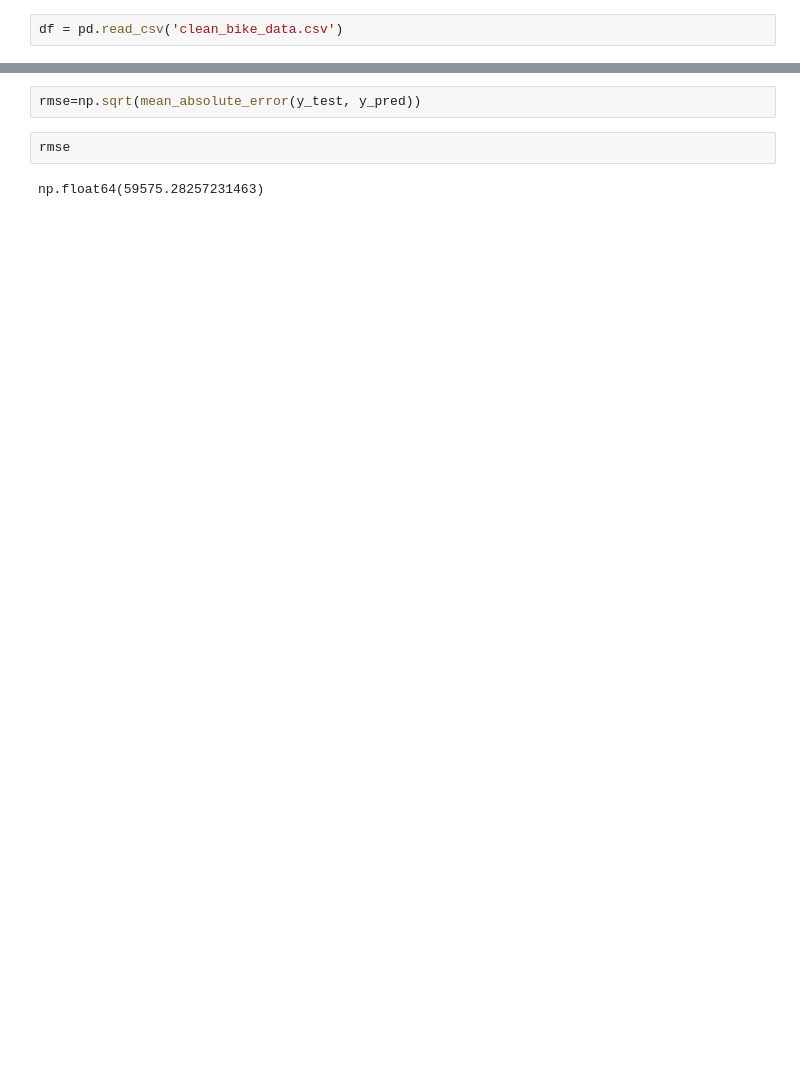
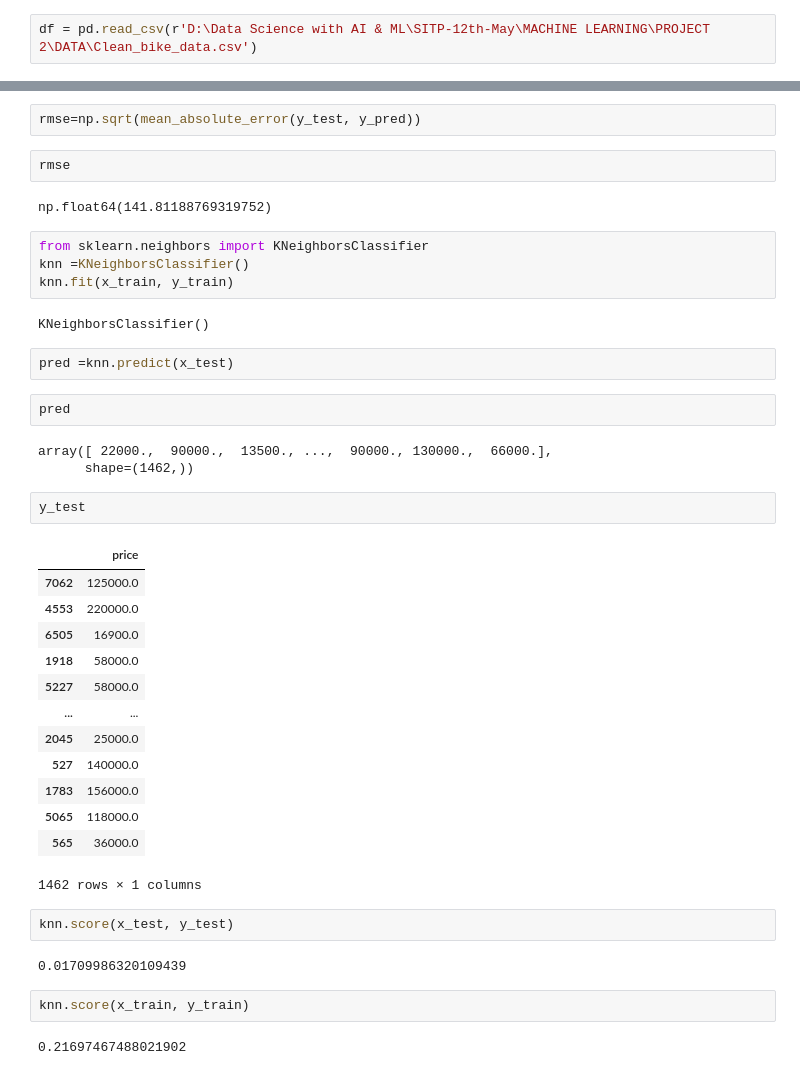
Before and after one commit to Ashwaniansh/SITP-12th-May, a Jupyter notebook: MACHINE LEARNING/PROJECT 2/Model_Bike.ipynb, the cells around one changed output, grey strips where cells are left out. Drawn from its saved outputs; the diff is of its cells as text; blank space fills up the shorter version.

```diff
--- a/MACHINE LEARNING/PROJECT 2/Model_Bike.ipynb
+++ b/MACHINE LEARNING/PROJECT 2/Model_Bike.ipynb
@@ -28,7 +28,7 @@ from sklearn.model_selection import train_test_split
 from sklearn.linear_model import LinearRegression
 from sklearn.svm import SVC,SVR
 # %%
-df = pd.read_csv('clean_bike_data.csv')
+df = pd.read_csv(r'D:\Data Science with AI & ML\SITP-12th-May\MACHINE LEARNING\PROJECT 2\DATA\Clean_bike_data.csv')
 # %%
 df
 # %% [output]
@@ -318,4 +324,41 @@ rmse=np.sqrt(mean_absolute_error(y_test, y_pred))
 # %%
 rmse
 # %% [output]
-np.float64(59575.28257231463)
+np.float64(141.81188769319752)
+# %%
+from sklearn.neighbors import KNeighborsClassifier
+knn =KNeighborsClassifier()
+knn.fit(x_train, y_train)
+# %% [output]
+KNeighborsClassifier()
+# %%
+pred =knn.predict(x_test)
+# %%
+pred
+# %% [output]
+array([ 22000.,  90000.,  13500., ...,  90000., 130000.,  66000.],
+      shape=(1462,))
+# %%
+y_test
+# %% [output]
+|  | price |
+| 7062 | 125000.0 |
+| 4553 | 220000.0 |
+| 6505 | 16900.0 |
+| 1918 | 58000.0 |
+| 5227 | 58000.0 |
+| ... | ... |
+| 2045 | 25000.0 |
+| 527 | 140000.0 |
+| 1783 | 156000.0 |
+| 5065 | 118000.0 |
+| 565 | 36000.0 |
+1462 rows × 1 columns
+# %%
+knn.score(x_test, y_test)
+# %% [output]
+0.01709986320109439
+# %%
+knn.score(x_train, y_train)
+# %% [output]
+0.21697467488021902
```
Also changed, not shown: parts of 17 cells of this notebook, 40 other files.
